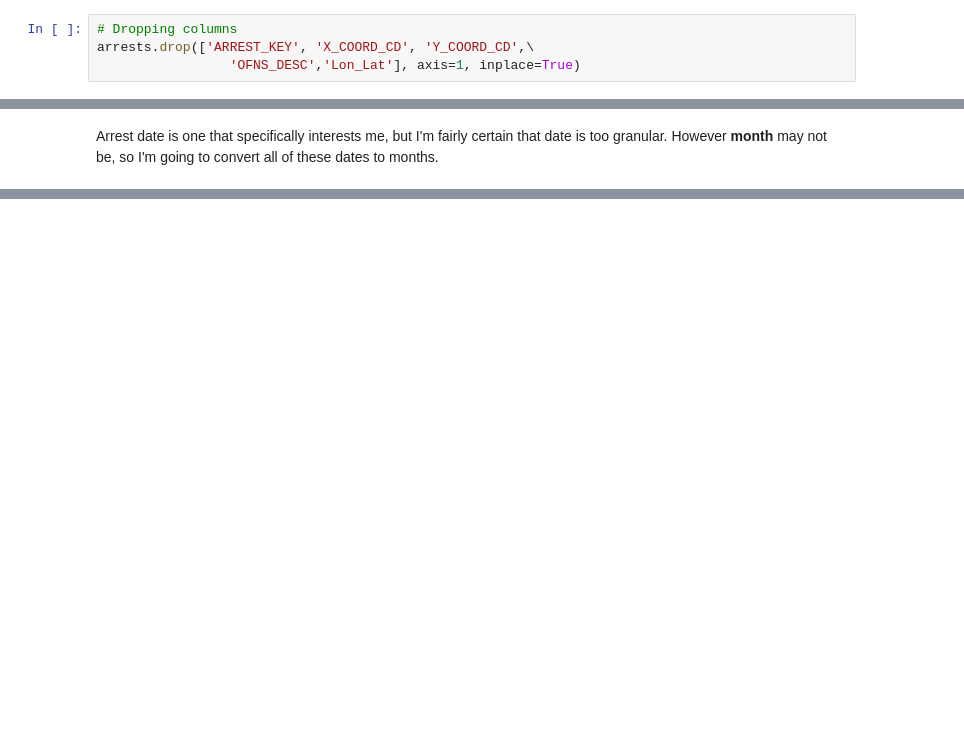
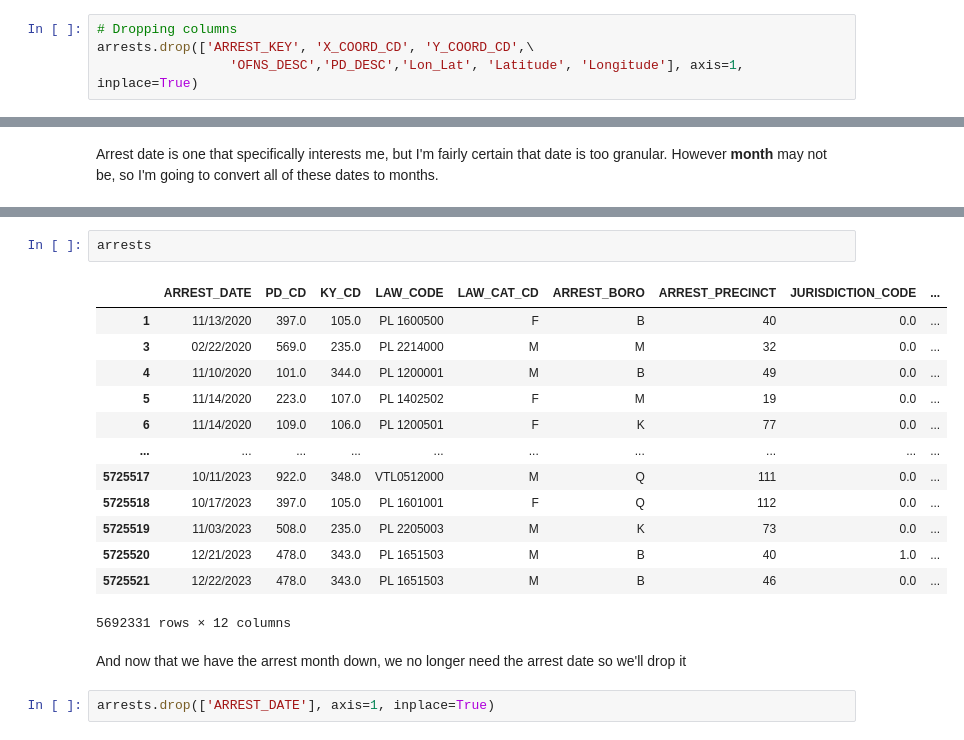
Before and after one commit to jackr276/Manhattan-Data-Regression-Analysis, a Jupyter notebook: Arrest Data Analysis.ipynb, the cells around one changed output, grey strips where cells are left out. Cells and saved outputs as stored; diff of their text form; blank space fills up the shorter version.

```diff
--- a/Arrest Data Analysis.ipynb
+++ b/Arrest Data Analysis.ipynb
@@ -53,7 +53,7 @@ Looking here, we have a column titled "ARREST KEY" which is likely the primary k
 # %%
 # Dropping columns
 arrests.drop(['ARREST_KEY', 'X_COORD_CD', 'Y_COORD_CD',\
-                 'OFNS_DESC','Lon_Lat'], axis=1, inplace=True)
+                 'OFNS_DESC','PD_DESC','Lon_Lat', 'Latitude', 'Longitude'], axis=1, inplace=True)
 # %%
 # Let's see how w're looking now
 null_values=arrests.isnull().sum()
@@ -169,2 +161,22 @@ Longitude            0
 ARREST_MONTH         0
 dtype: int64
+# %%
+arrests
+# %% [output]
+|  | ARREST_DATE | PD_CD | KY_CD | LAW_CODE | LAW_CAT_CD | ARREST_BORO | ARREST_PRECINCT | JURISDICTION_CODE | ... |
+| 1 | 11/13/2020 | 397.0 | 105.0 | PL 1600500 | F | B | 40 | 0.0 | ... |
+| 3 | 02/22/2020 | 569.0 | 235.0 | PL 2214000 | M | M | 32 | 0.0 | ... |
+| 4 | 11/10/2020 | 101.0 | 344.0 | PL 1200001 | M | B | 49 | 0.0 | ... |
+| 5 | 11/14/2020 | 223.0 | 107.0 | PL 1402502 | F | M | 19 | 0.0 | ... |
+| 6 | 11/14/2020 | 109.0 | 106.0 | PL 1200501 | F | K | 77 | 0.0 | ... |
+| ... | ... | ... | ... | ... | ... | ... | ... | ... | ... |
+| 5725517 | 10/11/2023 | 922.0 | 348.0 | VTL0512000 | M | Q | 111 | 0.0 | ... |
+| 5725518 | 10/17/2023 | 397.0 | 105.0 | PL 1601001 | F | Q | 112 | 0.0 | ... |
+| 5725519 | 11/03/2023 | 508.0 | 235.0 | PL 2205003 | M | K | 73 | 0.0 | ... |
+| 5725520 | 12/21/2023 | 478.0 | 343.0 | PL 1651503 | M | B | 40 | 1.0 | ... |
+| 5725521 | 12/22/2023 | 478.0 | 343.0 | PL 1651503 | M | B | 46 | 0.0 | ... |
+5692331 rows × 12 columns
+# %% [markdown]
+And now that we have the arrest month down, we no longer need the arrest date so we'll drop it
+# %%
+arrests.drop(['ARREST_DATE'], axis=1, inplace=True)
```
Also changed, not shown: parts of 21 cells of this notebook.
